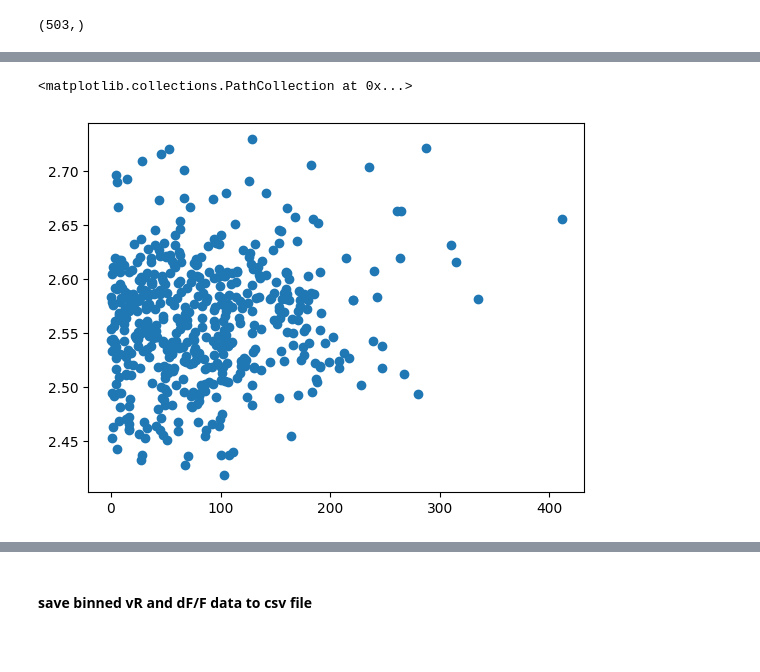
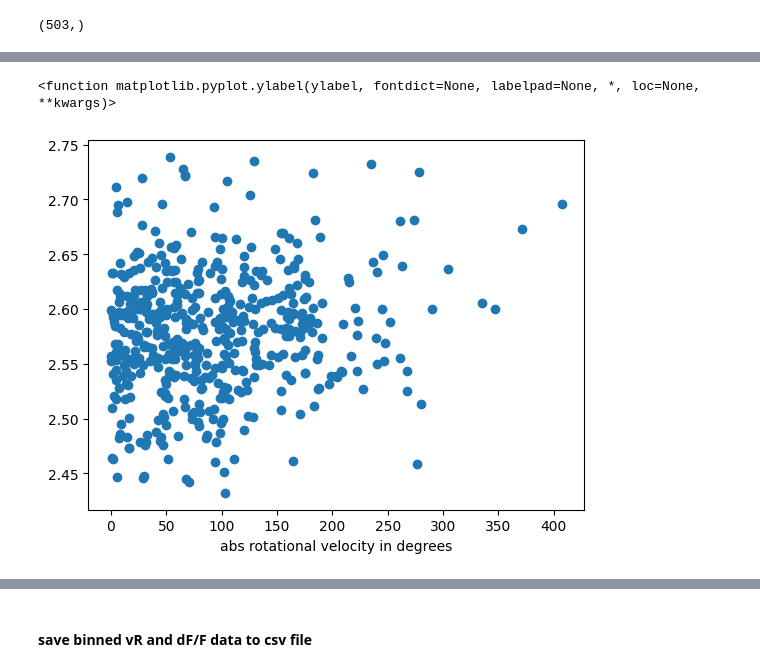
Before and after one commit to astuart5/unityvr, a Jupyter notebook: unityvr/scripts/demo_comboImgVR_EB_singleFly.ipynb, the cells around one changed output, grey strips where cells are left out. Cells and saved outputs as stored; diff of their text form; code cells hidden in the pictures; blank space fills up the shorter version.

```diff
--- a/unityvr/scripts/demo_comboImgVR_EB_singleFly.ipynb
+++ b/unityvr/scripts/demo_comboImgVR_EB_singleFly.ipynb
@@ -53,7 +54,7 @@ preprocDir
 # %% [markdown]
 ### Load data and find alignment between imaging and unity frames
 # %%
-uvrDat = logproc.loadUVRData("Y:\\Abby\\Data\\Fly2PImaging\\SS96_x_sCaMP77D4preproc\\f11\\50perdim\\trial0perdim\\uvr")
+uvrDat = logproc.loadUVRData(r"\\prfs.hhmi.org\jayaramanlab\Abby\Data\Fly2PImaging\SS96_x_sCaMP77D4preproc\f11\50perdim\trial0perdim\uvr")
 # %%
 imgDat = pd.read_csv(sep.join([preprocDir, img,'roiDFF.csv'])).drop(columns=['Unnamed: 0'])
 # %%
@@ -92,7 +91,7 @@ with open(sep.join([preprocDir, img,'imgMetadata.json'])) as json_file:
     imgMetadat = json.load(json_file)
 
 #uvrDat = logproc.loadUVRData(sep.join([preprocDir, vr]))
-uvrDat = logproc.loadUVRData("Y:\\Abby\\Data\\Fly2PImaging\\SS96_x_sCaMP77D4preproc\\f11\\50perdim\\trial0perdim\\uvr")
+uvrDat = logproc.loadUVRData(r'\\prfs.hhmi.org\jayaramanlab\Abby\Data\Fly2PImaging\SS96_x_sCaMP77D4preproc\f11\50perdim\trial0perdim\uvr')
 #Y:\Abby\Data\Fly2PImaging\SS96_x_sCaMP77D4preproc\f03\50perdim\trial0perdim\uvr
 uvrDat.printMetadata()
 posDf = uvrDat.posDf
@@ -226,3 +187,0 @@ len(expDf['frame'])
-# %%
-expDf['abs_vRfilt'] = expDf['vRfilt'].abs()
-expDf['vRfilt'].max()
@@ -304,8 +254,8 @@ vRfilt = np.reshape(vRfilt[0:3018], (6,cols))
 vRfilt = np.sum(vRfilt, axis=0)
 
 vRfilt=np.abs(vRfilt)
-vRfilt_abs = vRfilt #vRfilt*180/np.pi
+vRfilt_abs = vRfilt*180/np.pi # be careful here the value could already be in degrees
 
-vRfilt.shape
+vRfilt_abs.shape
 # %% [output]
 (503,)
@@ -333,8 +282,10 @@ ValueError: x and y must be the same size
 # %%
 plt.scatter(vRfilt_abs,dFperSec)
+plt.xlabel("abs rotational velocity in degrees")
+plt.ylabel
 # %% [output]
-<matplotlib.collections.PathCollection at 0x...>
+<function matplotlib.pyplot.ylabel(ylabel, fontdict=None, labelpad=None, *, loc=None, **kwargs)>
-[figure, old version]
+[figure, new version]
 # %%
 dF_vRfiltDF = pd.DataFrame(data=vRfilt_abs, columns=['vRfilt_abs [deg]'])
 dF_vRfiltDF['dFperSec'] = dFperSec
```
Also changed, not shown: parts of 36 cells of this notebook.
